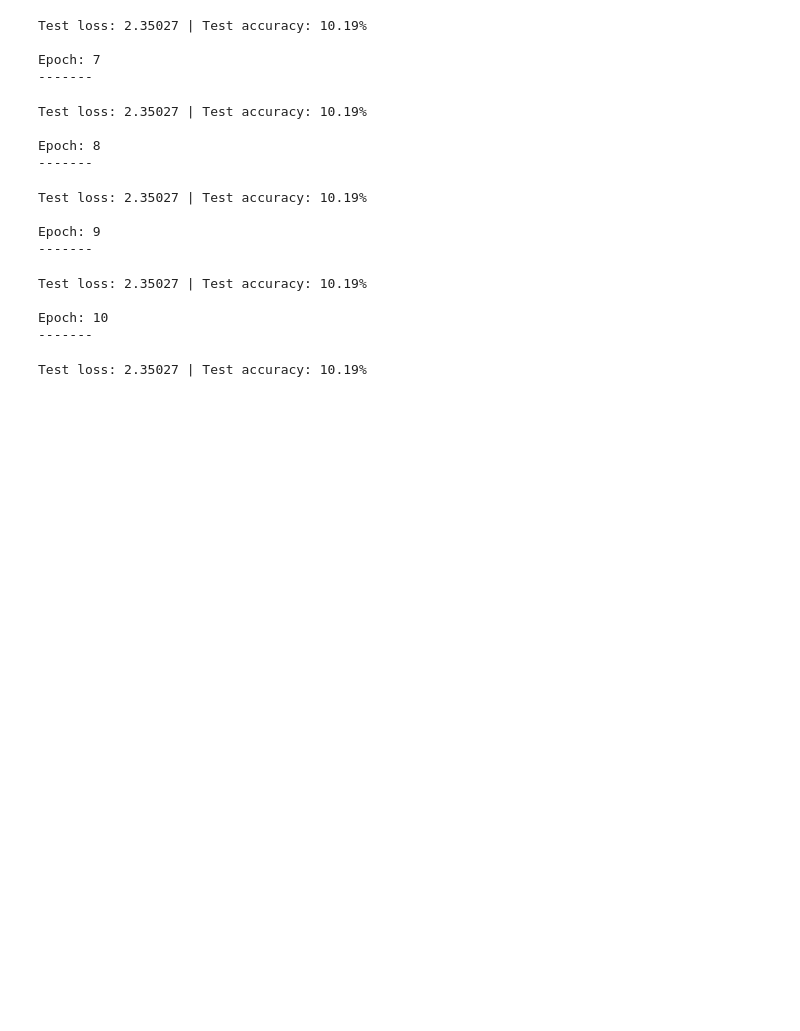
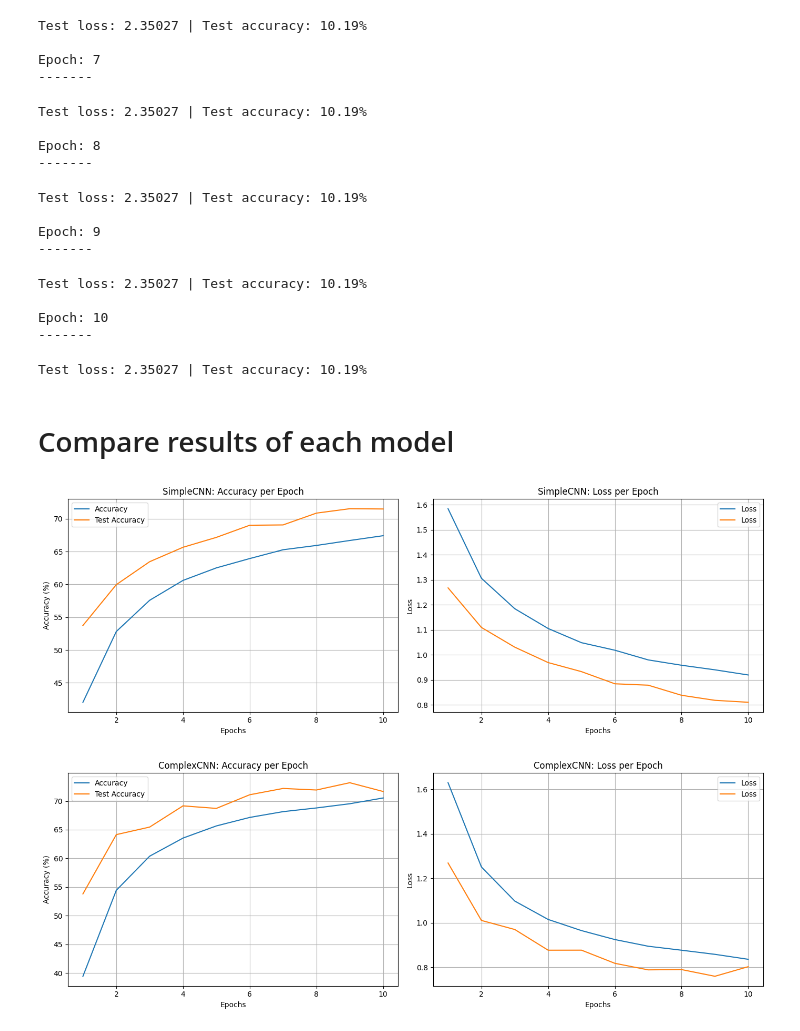
Before and after one commit to T0bzz/cifar10-classifier, a Jupyter notebook: cifar10_cnn.ipynb, the cells around one changed output. Saved outputs shown, nothing was run; the diff lists cells and outputs as text; code cells hidden in the pictures; blank space fills up the shorter version.

```diff
--- a/cifar10_cnn.ipynb
+++ b/cifar10_cnn.ipynb
@@ -334,8 +351,9 @@ def train_loop(model: torch.nn.Module,
                loss_fn: nn.Module,
                optimizer: torch.optim.Optimizer,
                metric: torchmetrics.Accuracy):
+
     train_loss = 0
-
+    metric.reset()
     for batch, (X, y) in enumerate(data_loader):
         # 1. Forward pass
         y_pred = model(X)
@@ -356,10 +374,12 @@ def train_loop(model: torch.nn.Module,
         optimizer.step()
 
     # Calculate loss and accuracy per epoch
-    train_loss /= len(data_loader)
+    train_loss = (train_loss / len(data_loader)).item()
     train_acc = metric.compute().item() * 100 # to percentage
     metric.reset() # reset for next epoch
     print(f"Train loss: {train_loss:.5f} | Train acc: {train_acc:.2f}%")
+
+    return train_loss, train_acc
 
 
 def test_loop(model: torch.nn.Module,
@@ -370,6 +390,7 @@ def test_loop(model: torch.nn.Module,
 
     # Turn on evaluation
     model.eval()
+    metric.reset()
 
     # Turn on inference context manager
     with torch.inference_mode():
@@ -379,15 +400,17 @@ def test_loop(model: torch.nn.Module,
 
             # 2. Calculate loss and update accuracy metric
             loss = loss_fn(test_pred, y)
-            test_loss += loss
+            test_loss += loss.item()
 
             metric.update(test_pred, y)
 
-    # Adjust metrics and print out
-        test_loss /= len(data_loader)
+        # Adjust metrics and print out
+        test_loss = (test_loss / len(data_loader))
         test_acc = metric.compute().item() * 100 # to percentage
         metric.reset()
         print(f"Test loss: {test_loss:.5f} | Test accuracy: {test_acc:.2f}%\n")
+
+    return test_loss, test_acc
 # %% [markdown]
 ### Setup loss function and optimizer for model 0
 # %% [markdown]
@@ -395,7 +418,7 @@ def test_loop(model: torch.nn.Module,
 # %%
 # Setup loss function and optimizer
 loss_fn = nn.CrossEntropyLoss()
-optimizer = torch.optim.SGD(params=model_0.parameters(), lr=0.1)
+optimizer = torch.optim.Adam(params=model_0.parameters(), lr=1e-3)
 # %%
 # Import tqdm for progress bar
 from tqdm.auto import tqdm
@@ -468,7 +605,7 @@ Test loss: 0.80711 | Test accuracy: 72.06%
 # %%
 # Setup loss function and optimizer
 loss_fn = nn.CrossEntropyLoss()
-optimizer = torch.optim.SGD(params=model_1.parameters(), lr=0.1)
+optimizer = torch.optim.Adam(params=model_1.parameters(), lr=1e-3)
 # %% [markdown]
 ### Train Model 1
 # %%
@@ -599,3 +886,55 @@ Test loss: 2.35027 | Test accuracy: 10.19%
 Epoch: 10
 -------
 Test loss: 2.35027 | Test accuracy: 10.19%
+# %% [markdown]
+# Compare results of each model
+# %%
+# Plot accuracy and loss curves
+import matplotlib.pyplot as plt
+
+model_0_results = {
+    "train": model_0_train_results,
+    "test": model_0_test_results
+}
+
+model_1_results = {
+    "train": model_1_train_results,
+    "test": model_1_test_results
+}
+
+# Dictionary of models
+models = {
+    "SimpleCNN": model_0_results,
+    "ComplexCNN": model_1_results,
+    # "ResNet18": resnet_results
+}
+
+for model_name, results in models.items():
+    epochs = range(1, len(results["train"]["loss"]) + 1)
+
+    # Plot a figure for each model with two subplots for accuracy and loss
+    fig, (ax1, ax2) = plt.subplots(1, 2, figsize=(14, 5))
+
+    ## Accuracy subplot
+    ax1.plot(epochs, results["train"]["accuracy"], label="Accuracy")
+    ax1.plot(epochs, results["test"]["accuracy"], label="Test Accuracy")
+    ax1.set_title(f"{model_name}: Accuracy per Epoch")
+    ax1.set_xlabel("Epochs")
+    ax1.set_ylabel("Accuracy (%)")
+    ax1.legend()
+    ax1.grid(True)
+
+    # Loss subplot
+    ax2.plot(epochs, results["train"]["loss"], label="Loss")
+    ax2.plot(epochs, results["test"]["loss"], label="Loss")
+    ax2.set_title(f"{model_name}: Loss per Epoch")
+    ax2.set_xlabel("Epochs")
+    ax2.set_ylabel("Loss")
+    ax2.legend()
+    ax2.grid(True)
+
+    plt.tight_layout()
+    plt.show()
+# %% [output]
+[figure, added]
+[figure, added]
```
Also changed, not shown: parts of 6 cells of this notebook.
